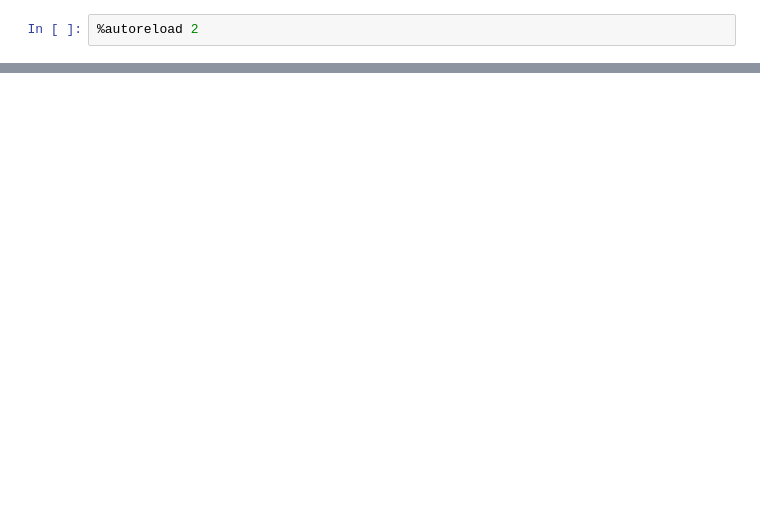
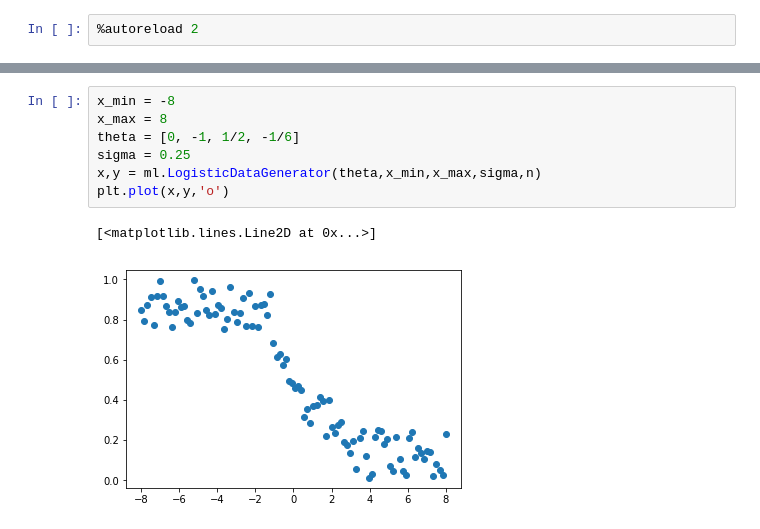
Before and after one commit to ABoghi/MachineLearning, a Jupyter notebook: ML_Notebook.ipynb, the cells around one changed output, grey strips where cells are left out. Cells and saved outputs as stored; diff of their text form; blank space fills up the shorter version.

```diff
--- a/ML_Notebook.ipynb
+++ b/ML_Notebook.ipynb
@@ -38,0 +47,10 @@ Final Parameters:
+# %%
+x_min = -8
+x_max = 8
+theta = [0, -1, 1/2, -1/6]
+sigma = 0.25
+x,y = ml.LogisticDataGenerator(theta,x_min,x_max,sigma,n)
+plt.plot(x,y,'o')
+# %% [output]
+[<matplotlib.lines.Line2D at 0x...>]
+[figure, added]
```
Also changed, not shown: parts of 11 cells of this notebook, 1 other file.
